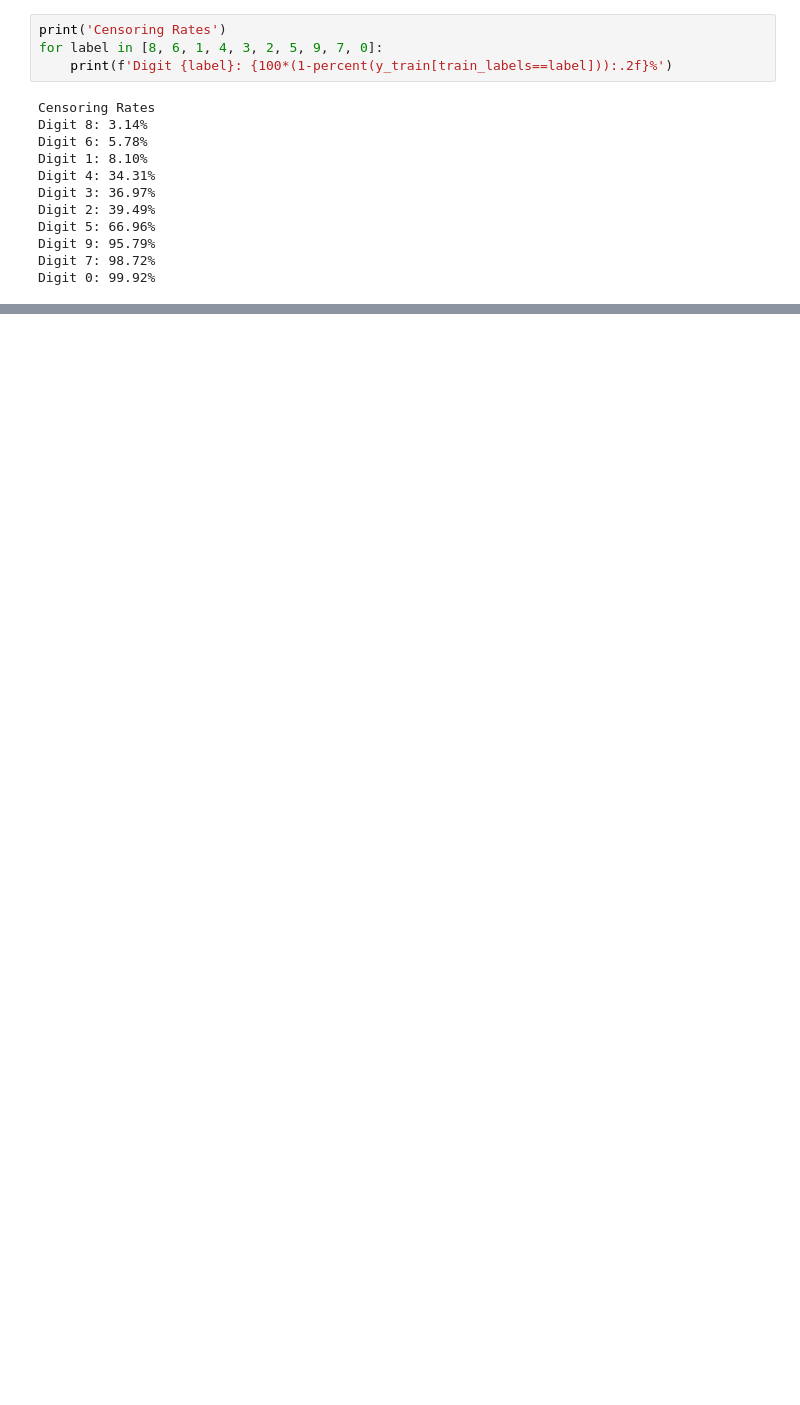
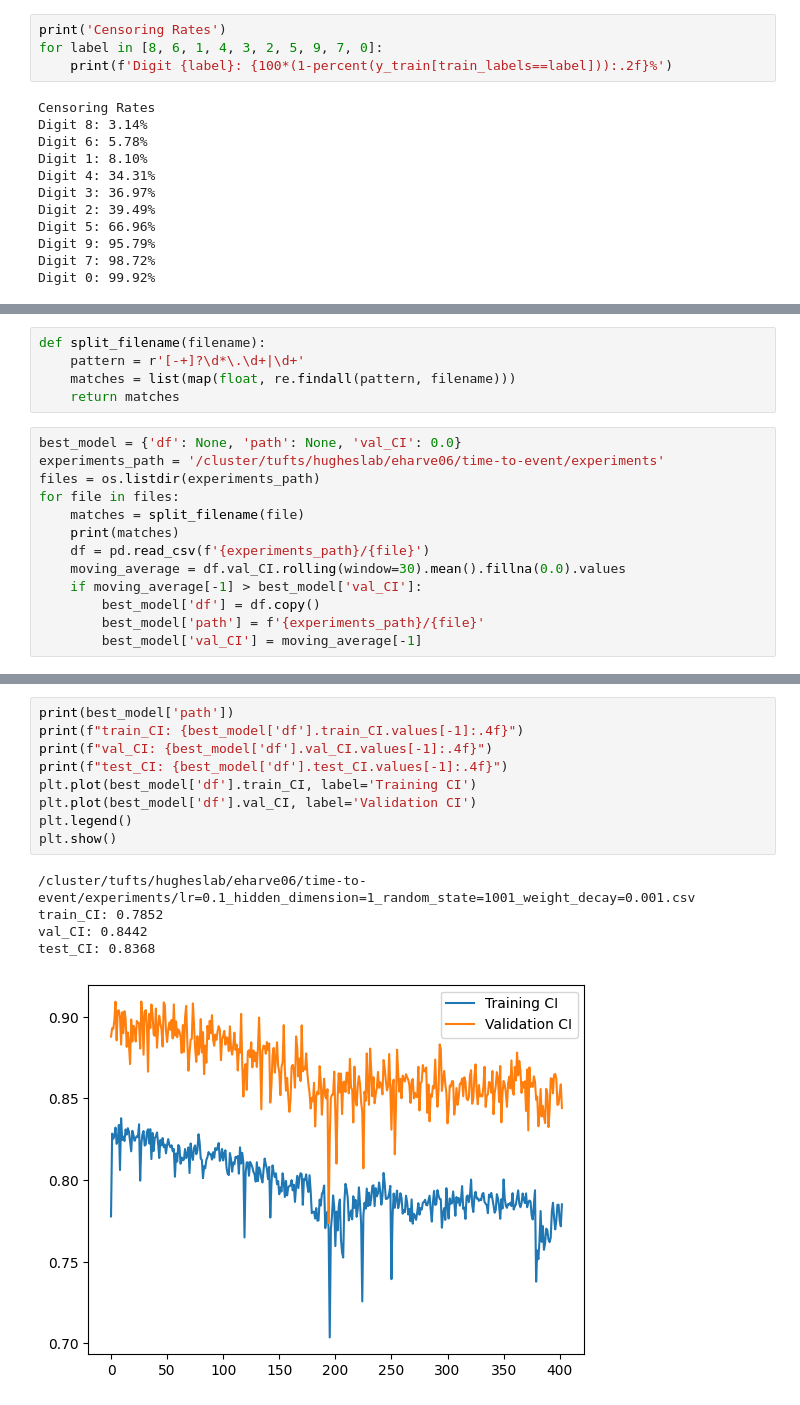
Before and after one commit to ethanharvey98/time-to-event, a Jupyter notebook: notebooks/main.ipynb, the cells around one changed output, grey strips where cells are left out. Drawn from its saved outputs; the diff is of its cells as text; blank space fills up the shorter version.

```diff
--- a/notebooks/main.ipynb
+++ b/notebooks/main.ipynb
@@ -48,0 +88,18 @@ Digit 0: 99.92%
+# %%
+def split_filename(filename):
+    pattern = r'[-+]?\d*\.\d+|\d+'
+    matches = list(map(float, re.findall(pattern, filename)))
+    return matches
+# %%
+best_model = {'df': None, 'path': None, 'val_CI': 0.0}
+experiments_path = '/cluster/tufts/hugheslab/eharve06/time-to-event/experiments'
+files = os.listdir(experiments_path)
+for file in files:
+    matches = split_filename(file)
+    print(matches)
+    df = pd.read_csv(f'{experiments_path}/{file}')
+    moving_average = df.val_CI.rolling(window=30).mean().fillna(0.0).values
+    if moving_average[-1] > best_model['val_CI']:
+        best_model['df'] = df.copy()
+        best_model['path'] = f'{experiments_path}/{file}'
+        best_model['val_CI'] = moving_average[-1]
@@ -48,0 +123,15 @@ Digit 0: 99.92%
+# %%
+print(best_model['path'])
+print(f"train_CI: {best_model['df'].train_CI.values[-1]:.4f}")
+print(f"val_CI: {best_model['df'].val_CI.values[-1]:.4f}")
+print(f"test_CI: {best_model['df'].test_CI.values[-1]:.4f}")
+plt.plot(best_model['df'].train_CI, label='Training CI')
+plt.plot(best_model['df'].val_CI, label='Validation CI')
+plt.legend()
+plt.show()
+# %% [output]
+/cluster/tufts/hugheslab/eharve06/time-to-event/experiments/lr=0.1_hidden_dimension=1_random_state=1001_weight_decay=0.001.csv
+train_CI: 0.7852
+val_CI: 0.8442
+test_CI: 0.8368
+[figure, added]
```
Also changed, not shown: parts of 5 cells of this notebook, 5 other files.
